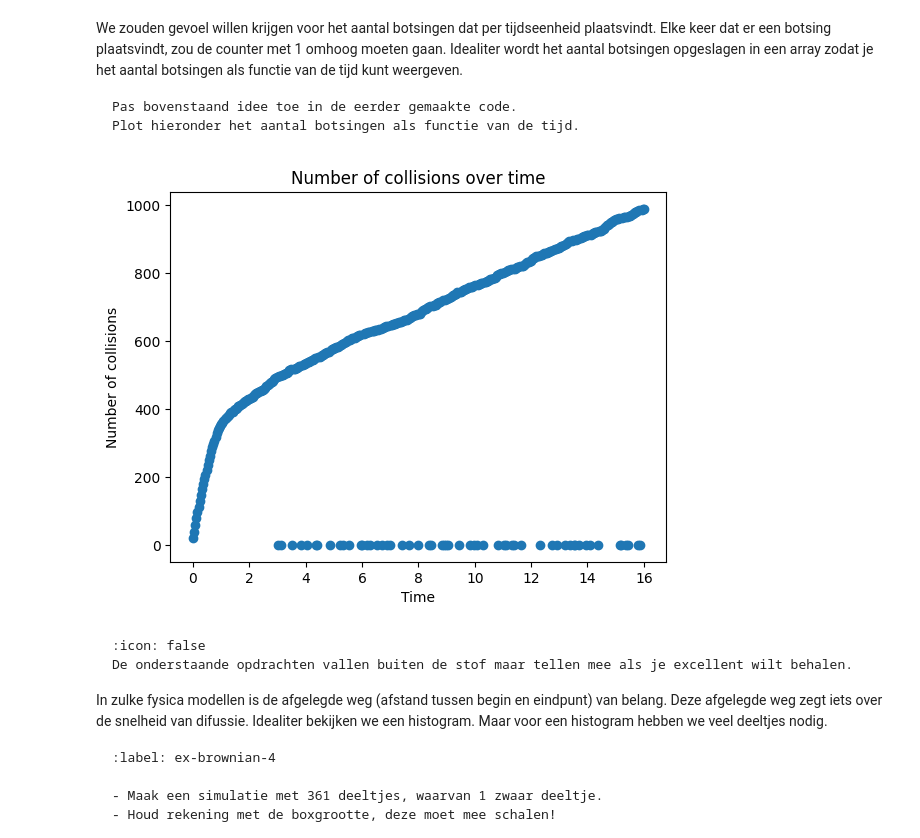
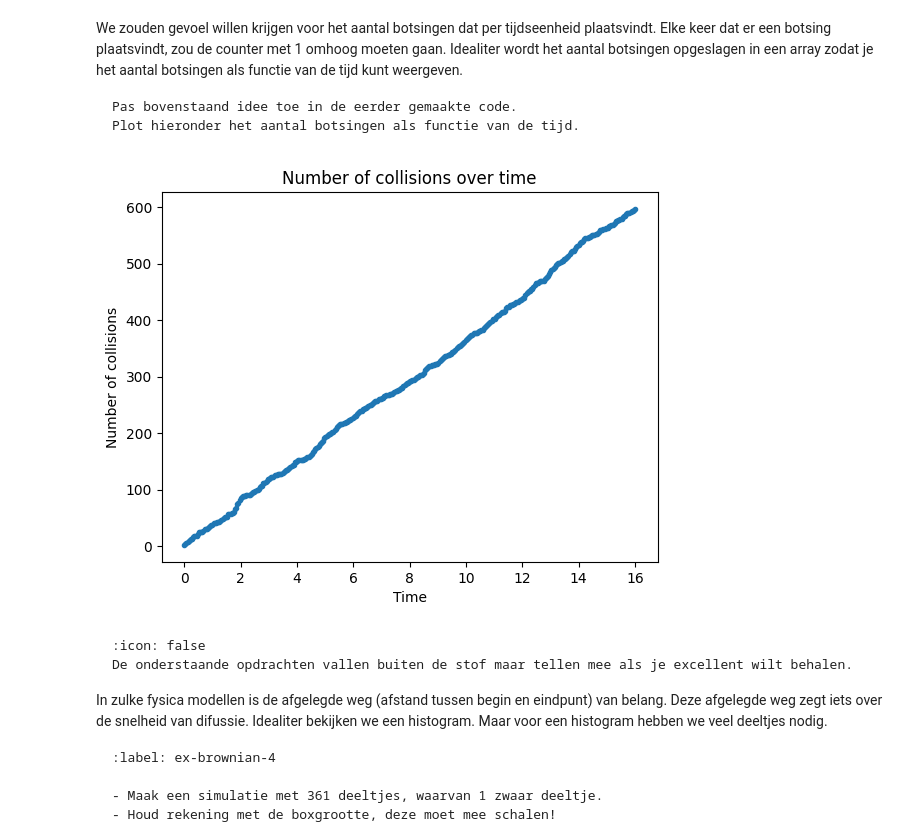
Before and after one commit to Jz-Mo/thermolab, a Jupyter notebook: Content/PySim/4_brownianmotion.ipynb, the cells around one changed output. Cells and saved outputs as stored; diff of their text form; code cells hidden in the pictures.

Commit message:
Improved collision over time plot

````diff
--- a/Content/PySim/4_brownianmotion.ipynb
+++ b/Content/PySim/4_brownianmotion.ipynb
@@ -149,19 +149,16 @@ num_collisions = 0
 def increment_collisions():
     global num_collisions
     num_collisions += 1
-    return num_collisions
-
 def handle_collisions(particles):
 #your code/answer
     """ alle onderlinge botsingen afhandelen voor deeltjes in lijst """
-    col = 0
     num_particles = len(particles)
     for i in range(num_particles):
         for j in range(i+1, num_particles):
             if collide_detection(particles[i], particles[j]):
                 particle_collision(particles[i], particles[j])
-                col = increment_collisions()
-    return col
+                increment_collisions()
+    return num_collisions
 #your code/answer
 # %% [markdown]
 In onderstaande code geven we de code voor de simulatie en volgen we de positie van het zware deeltje.
@@ -233,15 +230,15 @@ Plot hieronder het aantal botsingen als functie van de tijd.
 # %%
 #your code/answer
 t = np.linspace(0, 400*dt, 400)
 
 plt.figure()
-plt.scatter(t, collisions)
+plt.plot(t, collisions)
 plt.xlabel('Time')
 plt.ylabel('Number of collisions')
 plt.title('Number of collisions over time')
 plt.show()
 # %% [output]
-[figure, old version]
+[figure, new version]
 # %% [markdown]
 ```{warning} 🌶 Let op!
 :icon: false
````
Also changed, not shown: parts of 1 cell of this notebook.
